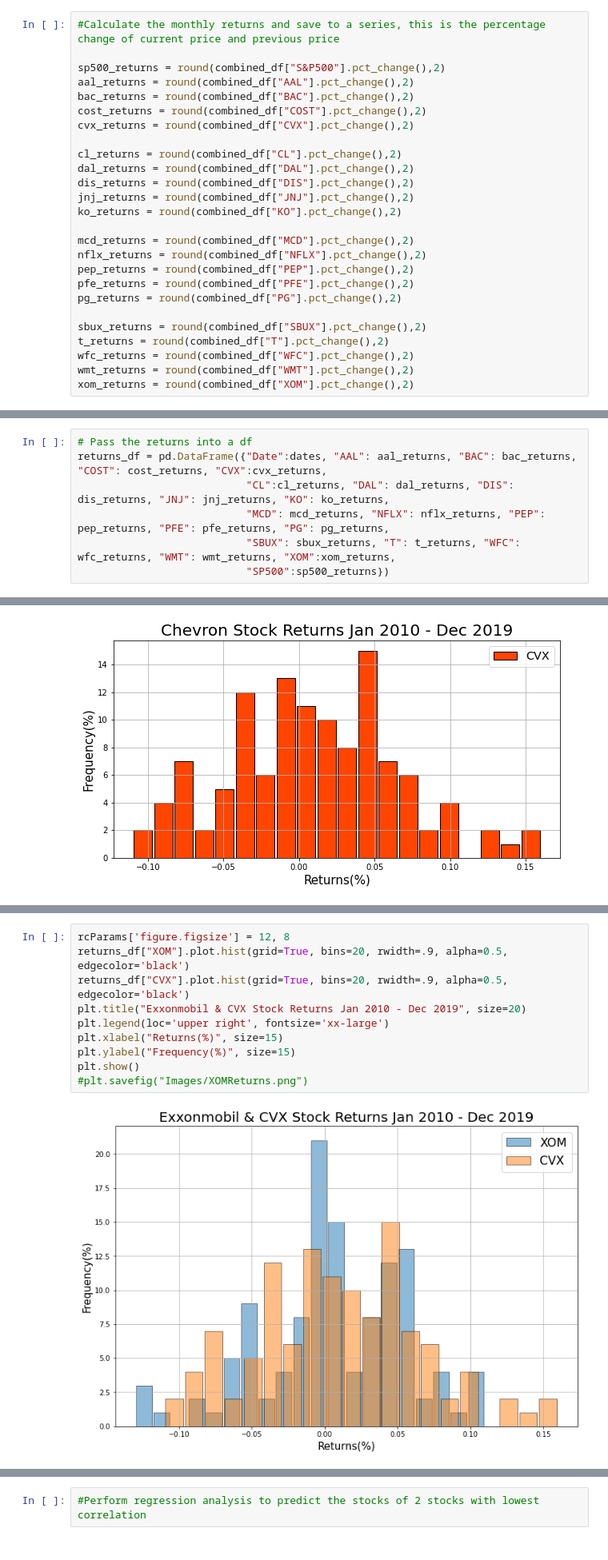
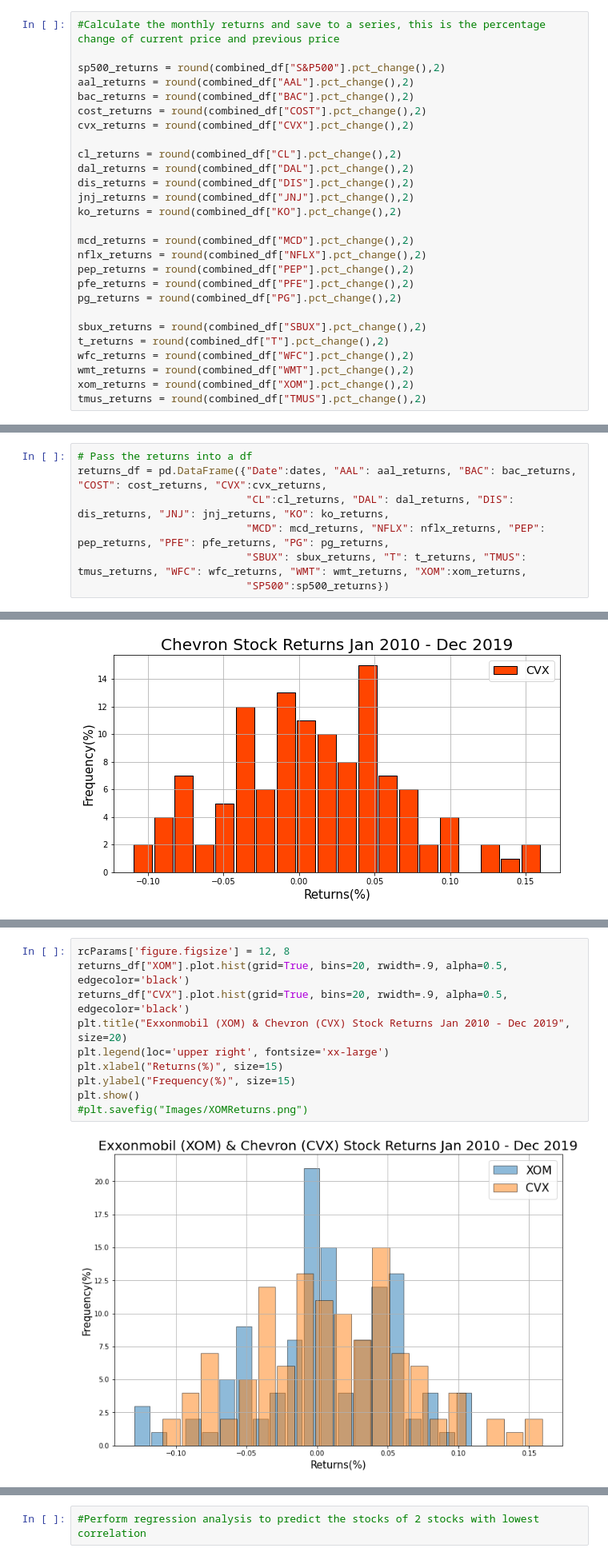
Before and after one commit to claybeaver/Group9_Project1, a Jupyter notebook: Final_notebook.ipynb, the cells around one changed output, grey strips where cells are left out. Shown at 80% size. Cells and saved outputs as stored; diff of their text form.

```diff
--- a/Final_notebook.ipynb
+++ b/Final_notebook.ipynb
@@ -45,5 +45,6 @@ t_returns = round(combined_df["T"].pct_change(),2)
 wfc_returns = round(combined_df["WFC"].pct_change(),2)
 wmt_returns = round(combined_df["WMT"].pct_change(),2)
 xom_returns = round(combined_df["XOM"].pct_change(),2)
+tmus_returns = round(combined_df["TMUS"].pct_change(),2)
 # %%
 #check to confirm returns confirm accuracy ln(P1/P0)...index 0 should be null
@@ -69,7 +70,7 @@ dates = combined_df["Date"]
 returns_df = pd.DataFrame({"Date":dates, "AAL": aal_returns, "BAC": bac_returns, "COST": cost_returns, "CVX":cvx_returns,
                            "CL":cl_returns, "DAL": dal_returns, "DIS": dis_returns, "JNJ": jnj_returns, "KO": ko_returns,
                            "MCD": mcd_returns, "NFLX": nflx_returns, "PEP": pep_returns, "PFE": pfe_returns, "PG": pg_returns,
-                           "SBUX": sbux_returns, "T": t_returns, "WFC": wfc_returns, "WMT": wmt_returns, "XOM":xom_returns,
+                           "SBUX": sbux_returns, "T": t_returns, "TMUS": tmus_returns, "WFC": wfc_returns, "WMT": wmt_returns, "XOM":xom_returns,
                            "SP500":sp500_returns})
 # %%
 returns_df.head()
@@ -303,12 +304,12 @@ for column in date_indexed_df:
 # %%
 rcParams['figure.figsize'] = 12, 8
 returns_df["XOM"].plot.hist(grid=True, bins=20, rwidth=.9, alpha=0.5, edgecolor='black')
 returns_df["CVX"].plot.hist(grid=True, bins=20, rwidth=.9, alpha=0.5, edgecolor='black')
-plt.title("Exxonmobil & CVX Stock Returns Jan 2010 - Dec 2019", size=20)
+plt.title("Exxonmobil (XOM) & Chevron (CVX) Stock Returns Jan 2010 - Dec 2019", size=20)
 plt.legend(loc='upper right', fontsize='xx-large')
 plt.xlabel("Returns(%)", size=15)
 plt.ylabel("Frequency(%)", size=15)
 plt.show()
 #plt.savefig("Images/XOMReturns.png")
 # %% [output]
-[figure, old version]
+[figure, new version]
```
Also changed, not shown: parts of 77 cells of this notebook.
